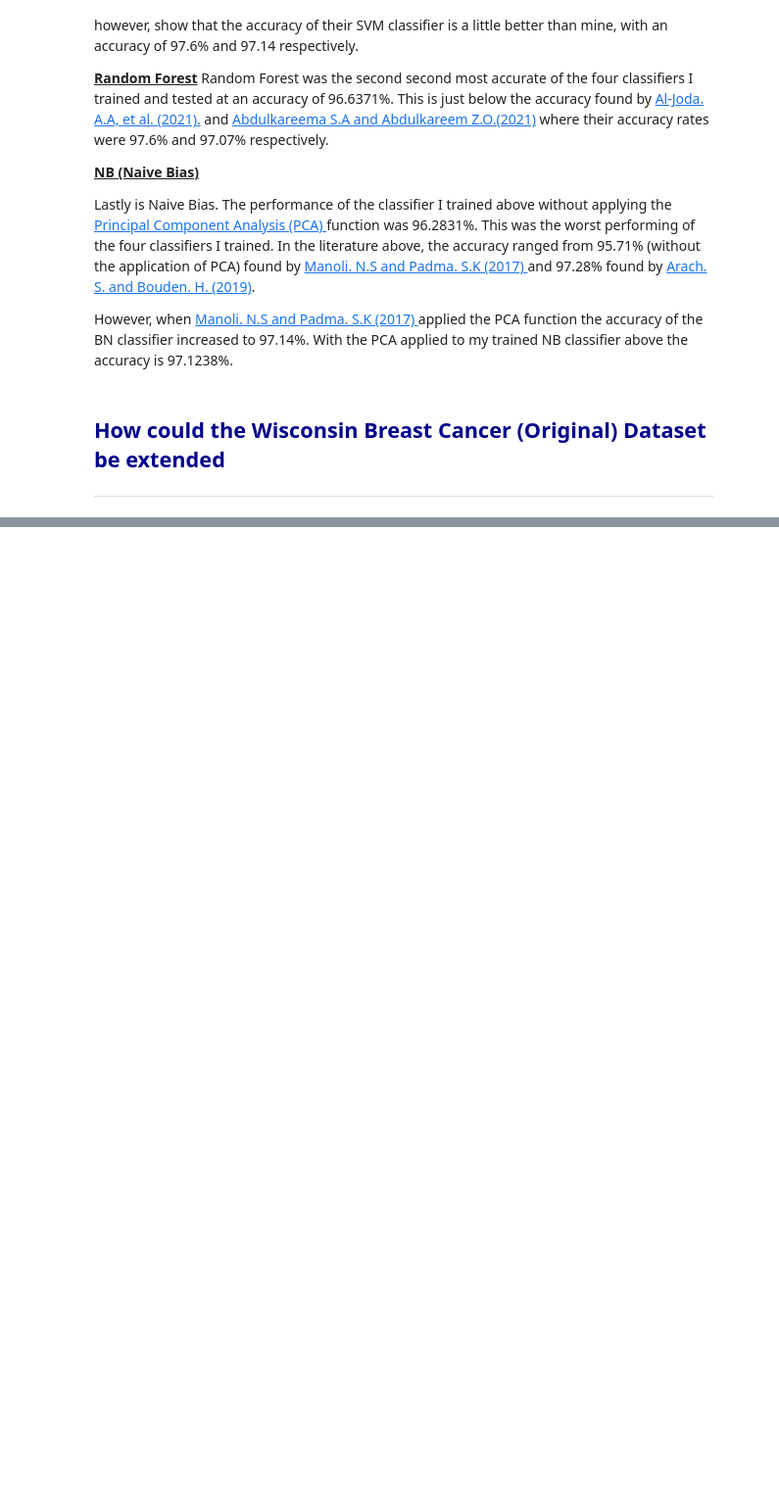
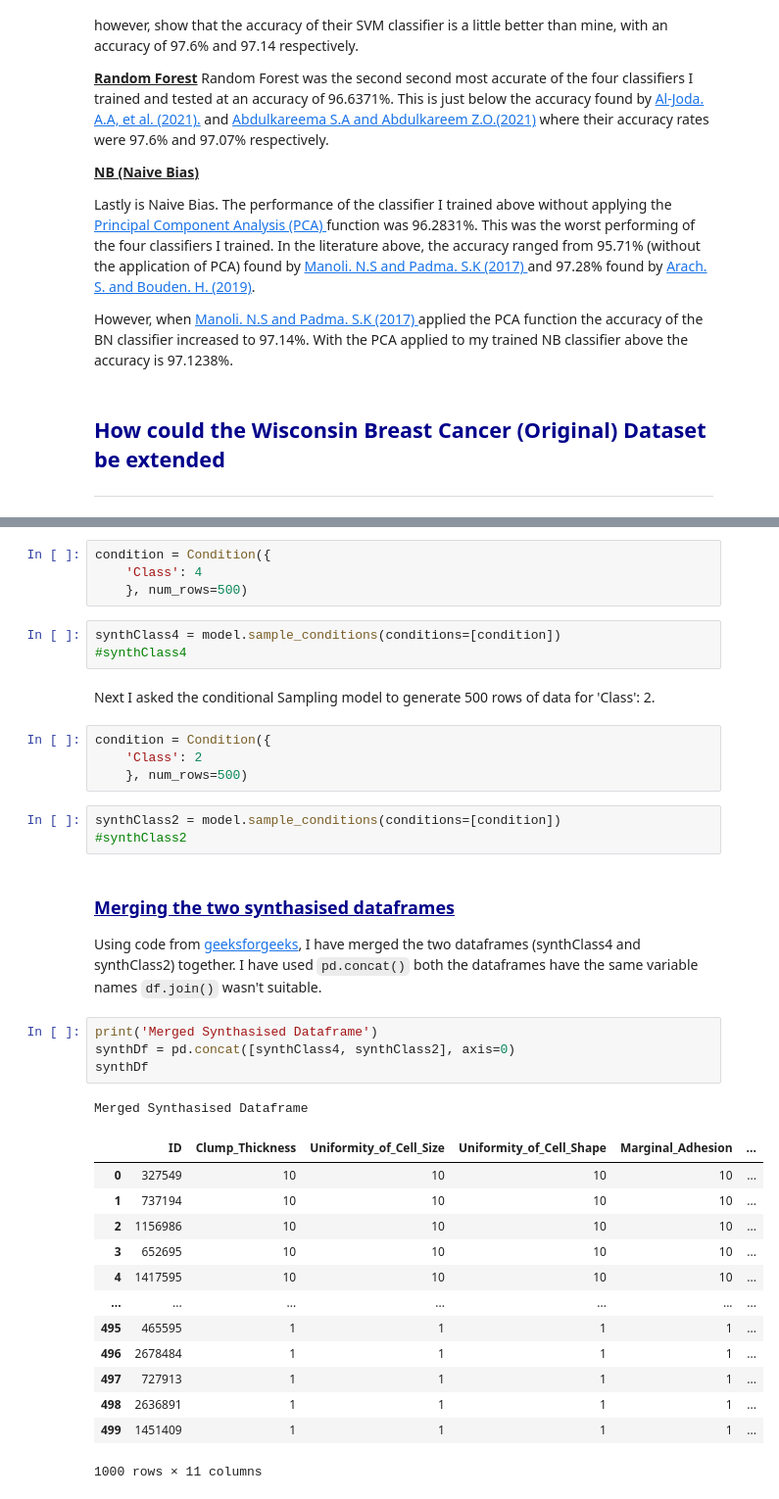
Before and after one commit to OCorry/PfDA-2022-Project-2, a Jupyter notebook: PfDA-2022-Project-2.ipynb, the cells around one changed output, grey strips where cells are left out. Shown at 98% size. Drawn from its saved outputs; the diff is of its cells as text; blank space fills up the shorter version.

```diff
--- a/PfDA-2022-Project-2.ipynb
+++ b/PfDA-2022-Project-2.ipynb
@@ -995,0 +1048,38 @@ The GAN is a form of Data synthesis with two components; a generator and a Discr
+# %%
+condition = Condition({
+    'Class': 4
+    }, num_rows=500)
+# %%
+synthClass4 = model.sample_conditions(conditions=[condition])
+#synthClass4
+# %% [markdown]
+Next I asked the conditional Sampling model to generate 500 rows of data for 'Class': 2.
+# %%
+condition = Condition({
+    'Class': 2
+    }, num_rows=500)
+# %%
+synthClass2 = model.sample_conditions(conditions=[condition])
+#synthClass2
+# %% [markdown]
+### <font color=darkblue><ins>Merging the two synthasised dataframes</ins></font>
+Using code from <a href="https://www.geeksforgeeks.org/merge-two-dataframes-with-same-column-names/" target="_top">geeksforgeeks</a>, I have merged the two dataframes (synthClass4 and synthClass2) together. I have used ``pd.concat()`` both the dataframes have the same variable names ``df.join()`` wasn't suitable.
+# %%
+print('Merged Synthasised Dataframe')
+synthDf = pd.concat([synthClass4, synthClass2], axis=0)
+synthDf
+# %% [output]
+Merged Synthasised Dataframe
+|  | ID | Clump_Thickness | Uniformity_of_Cell_Size | Uniformity_of_Cell_Shape | Marginal_Adhesion | ... |
+| 0 | 327549 | 10 | 10 | 10 | 10 | ... |
+| 1 | 737194 | 10 | 10 | 10 | 10 | ... |
+| 2 | 1156986 | 10 | 10 | 10 | 10 | ... |
+| 3 | 652695 | 10 | 10 | 10 | 10 | ... |
+| 4 | 1417595 | 10 | 10 | 10 | 10 | ... |
+| ... | ... | ... | ... | ... | ... | ... |
+| 495 | 465595 | 1 | 1 | 1 | 1 | ... |
+| 496 | 2678484 | 1 | 1 | 1 | 1 | ... |
+| 497 | 727913 | 1 | 1 | 1 | 1 | ... |
+| 498 | 2636891 | 1 | 1 | 1 | 1 | ... |
+| 499 | 1451409 | 1 | 1 | 1 | 1 | ... |
+1000 rows × 11 columns
```
Also changed, not shown: parts of 27 cells of this notebook.
